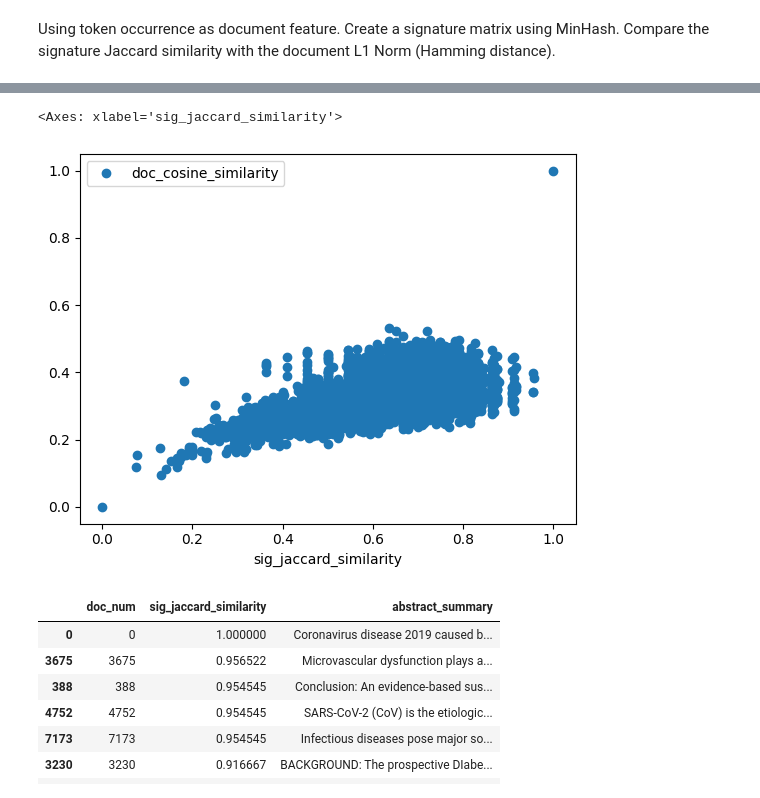
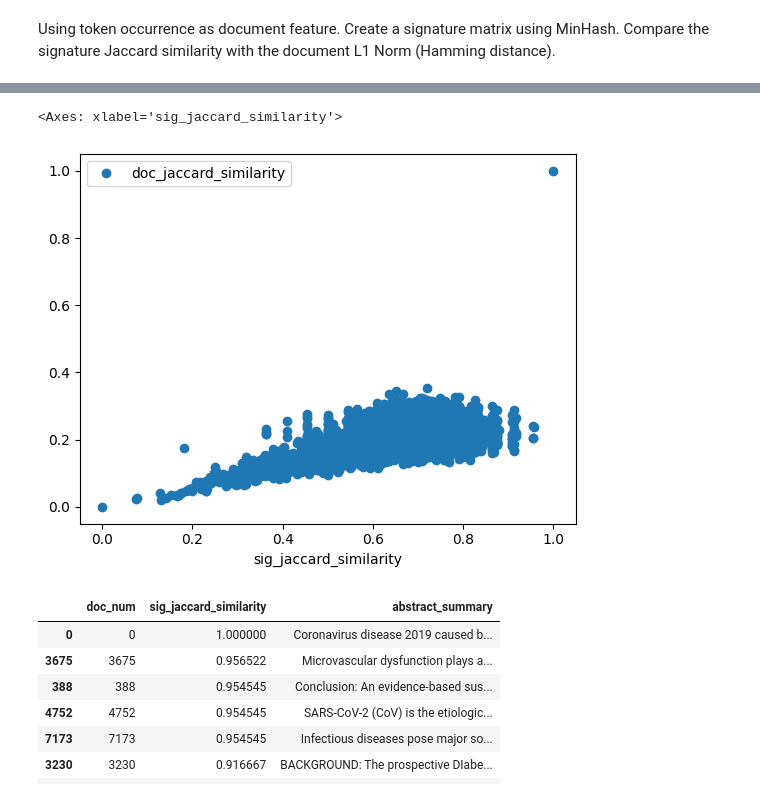
Before and after one commit to pywong-polyu/COMP5434-Big-Data-Computing, a Jupyter notebook: COMP5434_projecty.ipynb, the cells around one changed output, grey strips where cells are left out. Drawn from its saved outputs; the diff is of its cells as text; code cells hidden in the pictures.

Commit message:
fix minhash doc jaccard similarity issue

```diff
--- a/COMP5434_projecty.ipynb
+++ b/COMP5434_projecty.ipynb
@@ -249,10 +249,10 @@ minhash_fine_turn_result
 # %%
 optimal_perm_num = int(minhash_fine_turn_result.sort_values(by=['correlation'],ascending=False).head(1)['num_perm'].values)
 minhash_result = permutation_dict[optimal_perm_num]
-minhash_result.plot(x='sig_jaccard_similarity', y='doc_cosine_similarity', style='o')
+minhash_result.plot(x='sig_jaccard_similarity', y='doc_jaccard_similarity', style='o')
 # %% [output]
 <Axes: xlabel='sig_jaccard_similarity'>
-[figure, old version]
+[figure, new version]
 # %%
 minhash_result[['doc_num','sig_jaccard_similarity','abstract_summary']].head(10)
 # %% [output]
```
Also changed, not shown: parts of 3 cells of this notebook, 1 other file.
